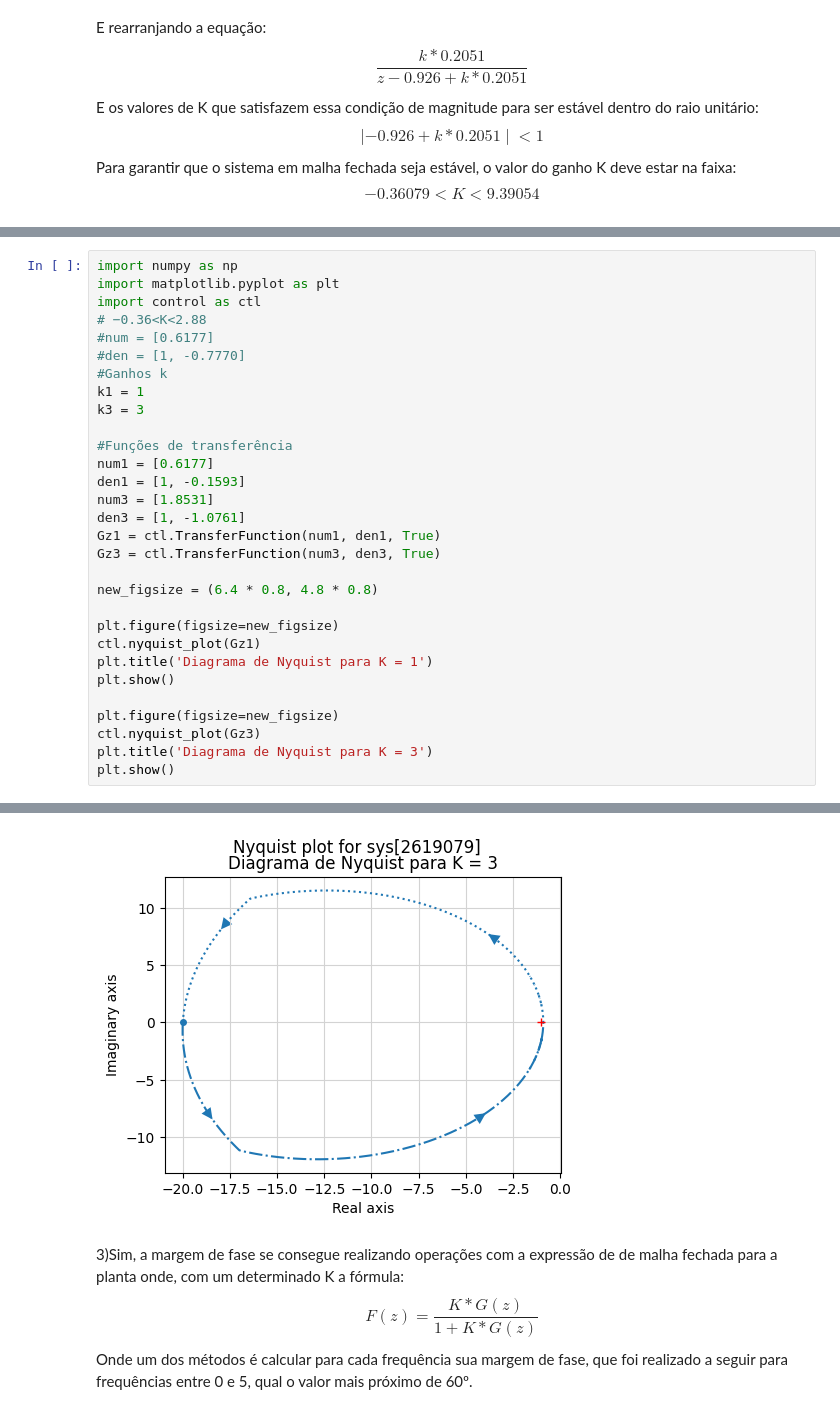
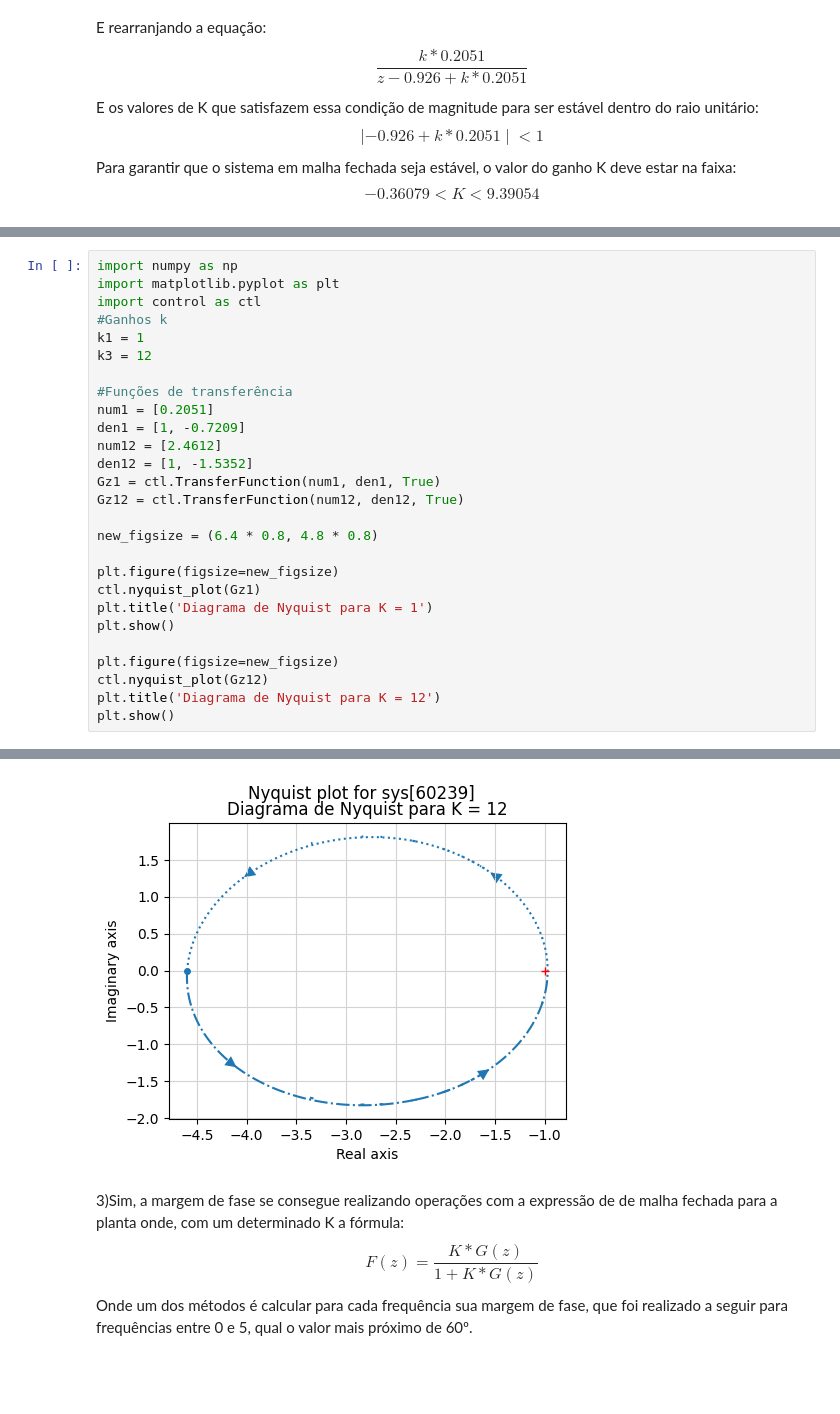
Before and after one commit to pedroivovasconcelos/controledigital, a Jupyter notebook: capitulo5.ipynb, the cells around one changed output, grey strips where cells are left out. Cells and saved outputs as stored; diff of their text form; blank space fills up the shorter version.

```diff
--- a/capitulo5.ipynb
+++ b/capitulo5.ipynb
@@ -77,20 +77,17 @@ No caso de K=3 o "círculo" envolve o ponto -1 como se pode ver no Diagrama de N
 import numpy as np
 import matplotlib.pyplot as plt
 import control as ctl
-# −0.36<K<2.88
-#num = [0.6177]
-#den = [1, -0.7770]
 #Ganhos k
 k1 = 1
-k3 = 3
+k3 = 12
 
 #Funções de transferência
-num1 = [0.6177]
-den1 = [1, -0.1593]
-num3 = [1.8531]
-den3 = [1, -1.0761]
+num1 = [0.2051]
+den1 = [1, -0.7209]
+num12 = [2.4612]
+den12 = [1, -1.5352]
 Gz1 = ctl.TransferFunction(num1, den1, True)
-Gz3 = ctl.TransferFunction(num3, den3, True)
+Gz12 = ctl.TransferFunction(num12, den12, True)
 
 new_figsize = (6.4 * 0.8, 4.8 * 0.8)
 
@@ -100,7 +97,7 @@ plt.title('Diagrama de Nyquist para K = 1')
 plt.show()
 
 plt.figure(figsize=new_figsize)
-ctl.nyquist_plot(Gz3)
-plt.title('Diagrama de Nyquist para K = 3')
+ctl.nyquist_plot(Gz12)
+plt.title('Diagrama de Nyquist para K = 12')
 plt.show()
 # %% [output]
@@ -108,4 +105,4 @@ plt.show()
-[figure, old version]
+[figure, new version]
 # %% [markdown]
 3)Sim, a margem de fase se consegue realizando operações com a expressão de de malha fechada para a planta onde, com um determinado K a fórmula:
 $$F(z) = \frac{K*G(z)}{1 + K*G(z)}$$
```
Also changed, not shown: parts of 12 cells of this notebook, 1 other file.
